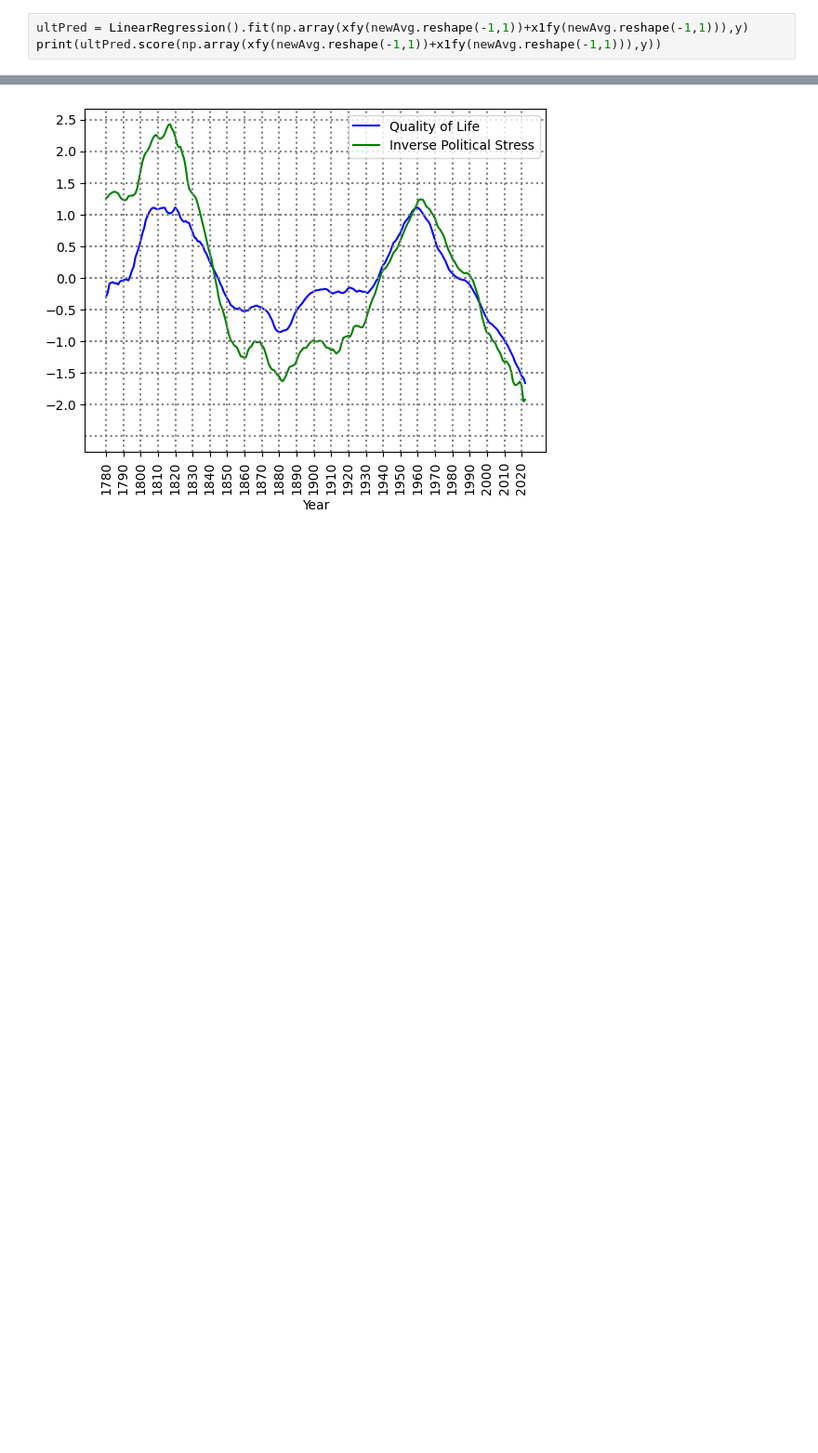
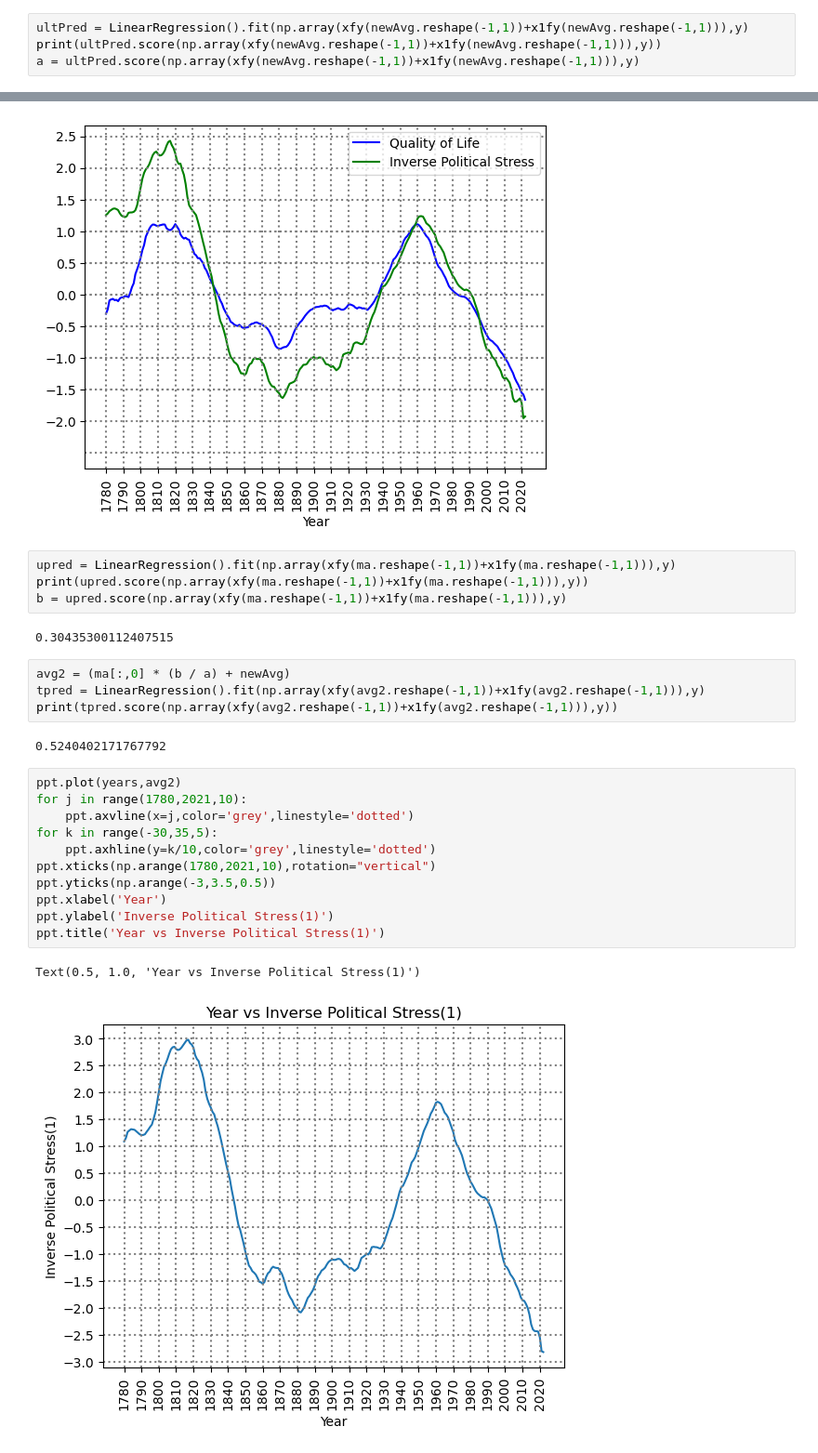
Before and after one commit to akhilmanhattan/cliodynamics, a Jupyter notebook: America/6/hola.ipynb, the cells around one changed output, grey strips where cells are left out. Shown at 93% size. Cells and saved outputs as stored; diff of their text form; blank space fills up the shorter version.

```diff
--- a/America/6/hola.ipynb
+++ b/America/6/hola.ipynb
@@ -251,6 +251,7 @@ ppt.yticks(np.arange(-2,3,0.5))
 # %%
 ultPred = LinearRegression().fit(np.array(xfy(newAvg.reshape(-1,1))+x1fy(newAvg.reshape(-1,1))),y)
 print(ultPred.score(np.array(xfy(newAvg.reshape(-1,1))+x1fy(newAvg.reshape(-1,1))),y))
+a = ultPred.score(np.array(xfy(newAvg.reshape(-1,1))+x1fy(newAvg.reshape(-1,1))),y)
 # %% [output]
 0.560104134284453
 # %%
@@ -283,3 +284,29 @@ ppt.xlabel('Year')
 # %% [output]
 Text(0.5, 0, 'Year')
 [figure]
+# %%
+upred = LinearRegression().fit(np.array(xfy(ma.reshape(-1,1))+x1fy(ma.reshape(-1,1))),y)
+print(upred.score(np.array(xfy(ma.reshape(-1,1))+x1fy(ma.reshape(-1,1))),y))
+b = upred.score(np.array(xfy(ma.reshape(-1,1))+x1fy(ma.reshape(-1,1))),y)
+# %% [output]
+0.30435300112407515
+# %%
+avg2 = (ma[:,0] * (b / a) + newAvg)
+tpred = LinearRegression().fit(np.array(xfy(avg2.reshape(-1,1))+x1fy(avg2.reshape(-1,1))),y)
+print(tpred.score(np.array(xfy(avg2.reshape(-1,1))+x1fy(avg2.reshape(-1,1))),y))
+# %% [output]
+0.5240402171767792
+# %%
+ppt.plot(years,avg2)
+for j in range(1780,2021,10):
+    ppt.axvline(x=j,color='grey',linestyle='dotted')
+for k in range(-30,35,5):
+    ppt.axhline(y=k/10,color='grey',linestyle='dotted')
+ppt.xticks(np.arange(1780,2021,10),rotation="vertical")
+ppt.yticks(np.arange(-3,3.5,0.5))
+ppt.xlabel('Year')
+ppt.ylabel('Inverse Political Stress(1)')
+ppt.title('Year vs Inverse Political Stress(1)')
+# %% [output]
+Text(0.5, 1.0, 'Year vs Inverse Political Stress(1)')
+[figure, added]
```
Also changed, not shown: parts of 1 cell of this notebook.
